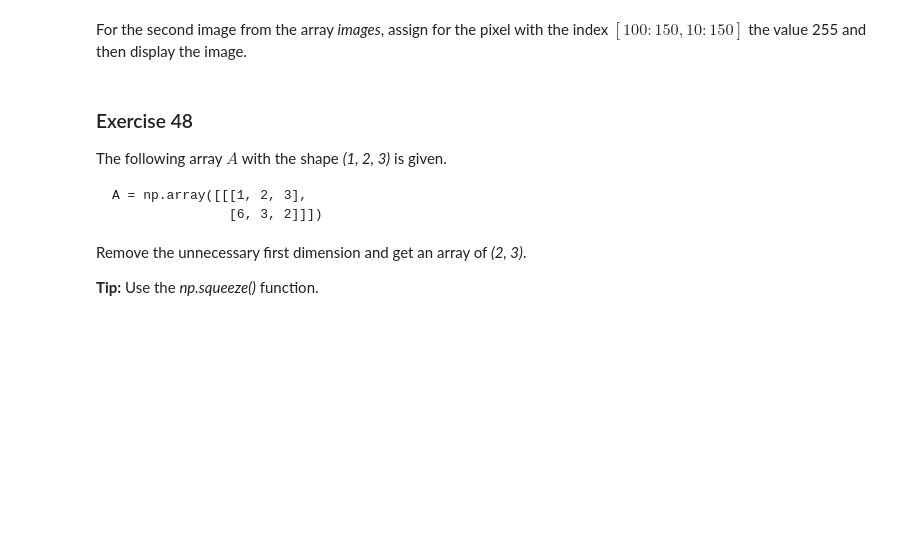
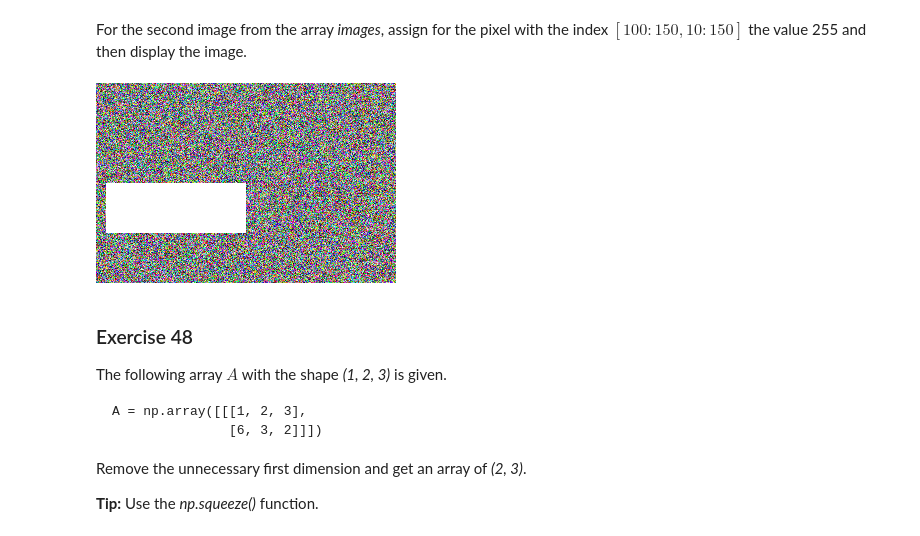
Before and after one commit to ZoanHy/250_Exercises_DS_Bootcamp, a Jupyter notebook: 041_050_exercises.ipynb, the cells around one changed output. Cells and saved outputs as stored; diff of their text form; code cells hidden in the pictures; blank space fills up the shorter version.

```diff
--- a/041_050_exercises.ipynb
+++ b/041_050_exercises.ipynb
@@ -141,3 +191,10 @@ For the second image from the array _images_, assign for the pixel with the inde
+# %%
+# enter solution here
+
+images[1][100:150, 10:150] = 255
+cv2_imshow(images[1])
+# %% [output]
+[figure, added]
 # %% [markdown]
 ### <a name='8'></a> Exercise 48
 The following array $ A $ with the shape _(1, 2, 3)_ is given.
```
Also changed, not shown: parts of 19 cells of this notebook.
